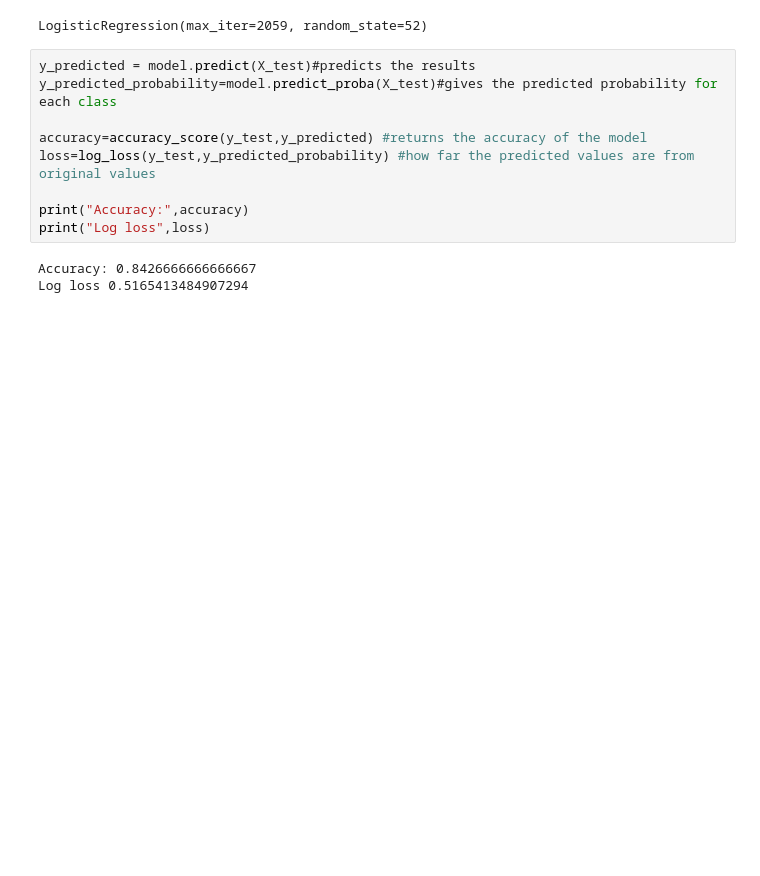
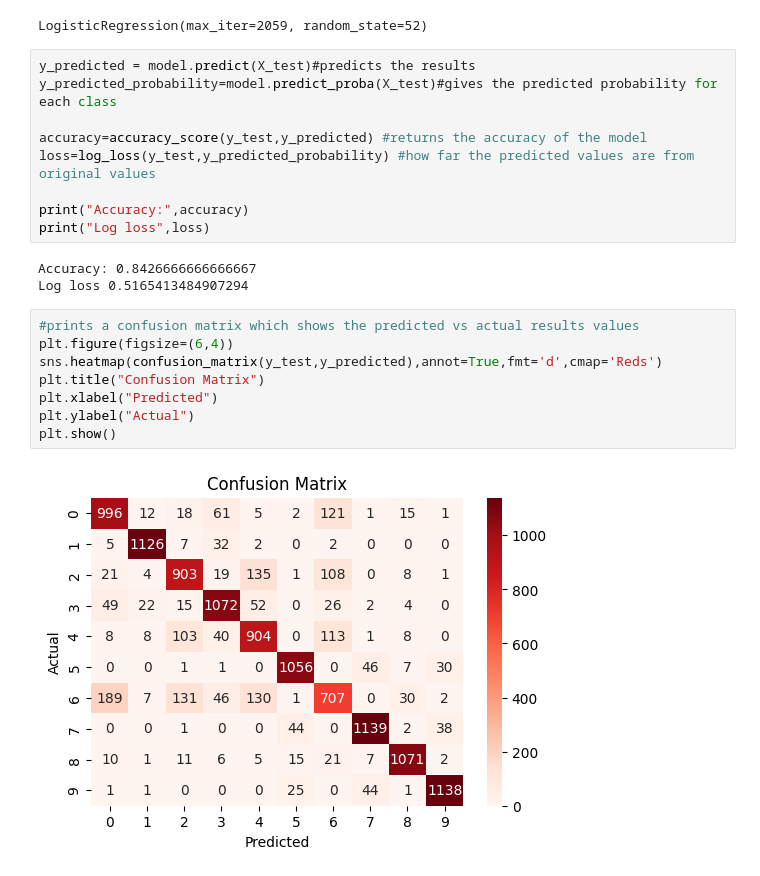
Before and after one commit to d-e-v-14/Logistic-regression, a Jupyter notebook: mode.ipynb, the cells around one changed output. Cells and saved outputs as stored; diff of their text form; blank space fills up the shorter version.

Commit message:
created the confusion matrix

```diff
--- a/mode.ipynb
+++ b/mode.ipynb
@@ -36,3 +36,13 @@ print("Log loss",loss)
 # %% [output]
 Accuracy: 0.8426666666666667
 Log loss 0.5165413484907294
+# %%
+#prints a confusion matrix which shows the predicted vs actual results values
+plt.figure(figsize=(6,4))
+sns.heatmap(confusion_matrix(y_test,y_predicted),annot=True,fmt='d',cmap='Reds')
+plt.title("Confusion Matrix")
+plt.xlabel("Predicted")
+plt.ylabel("Actual")
+plt.show()
+# %% [output]
+[figure, added]
```
